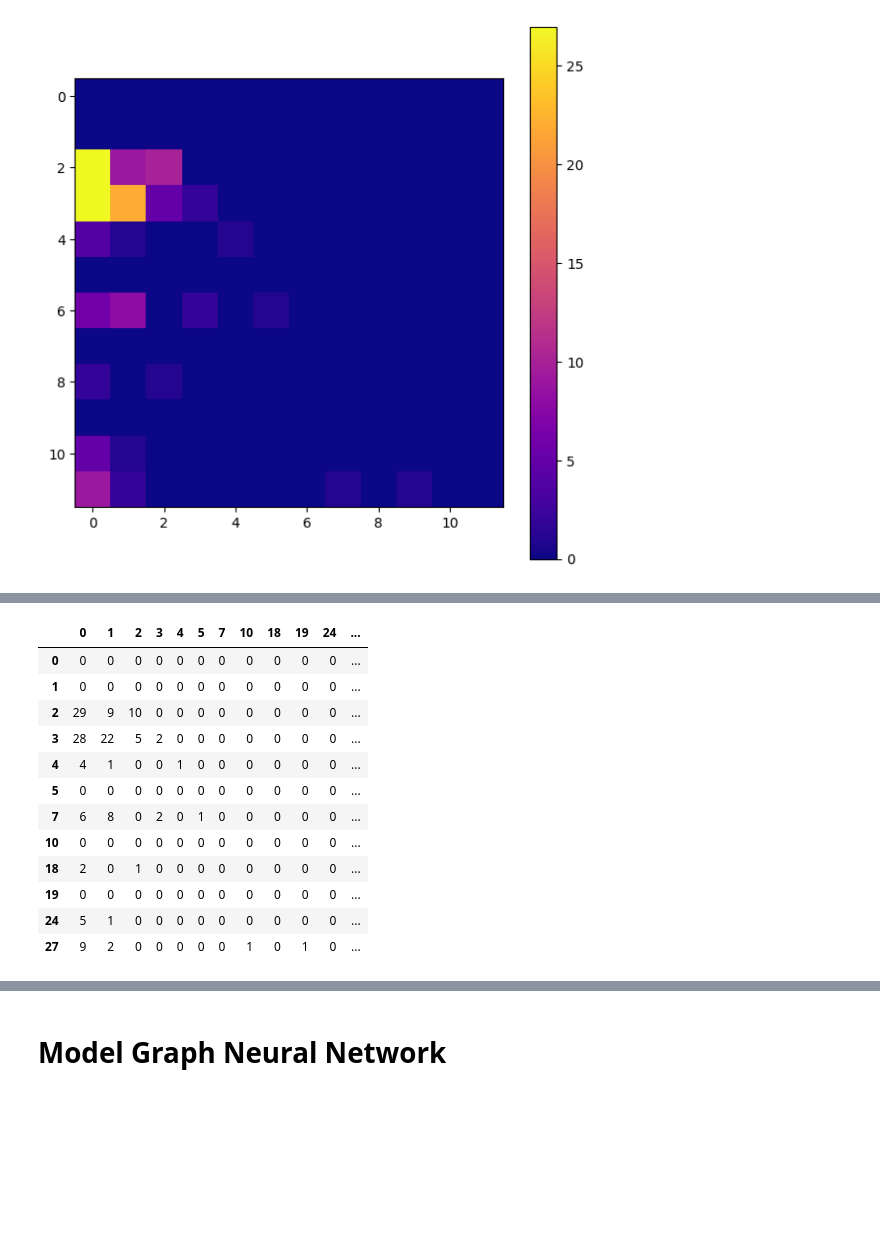
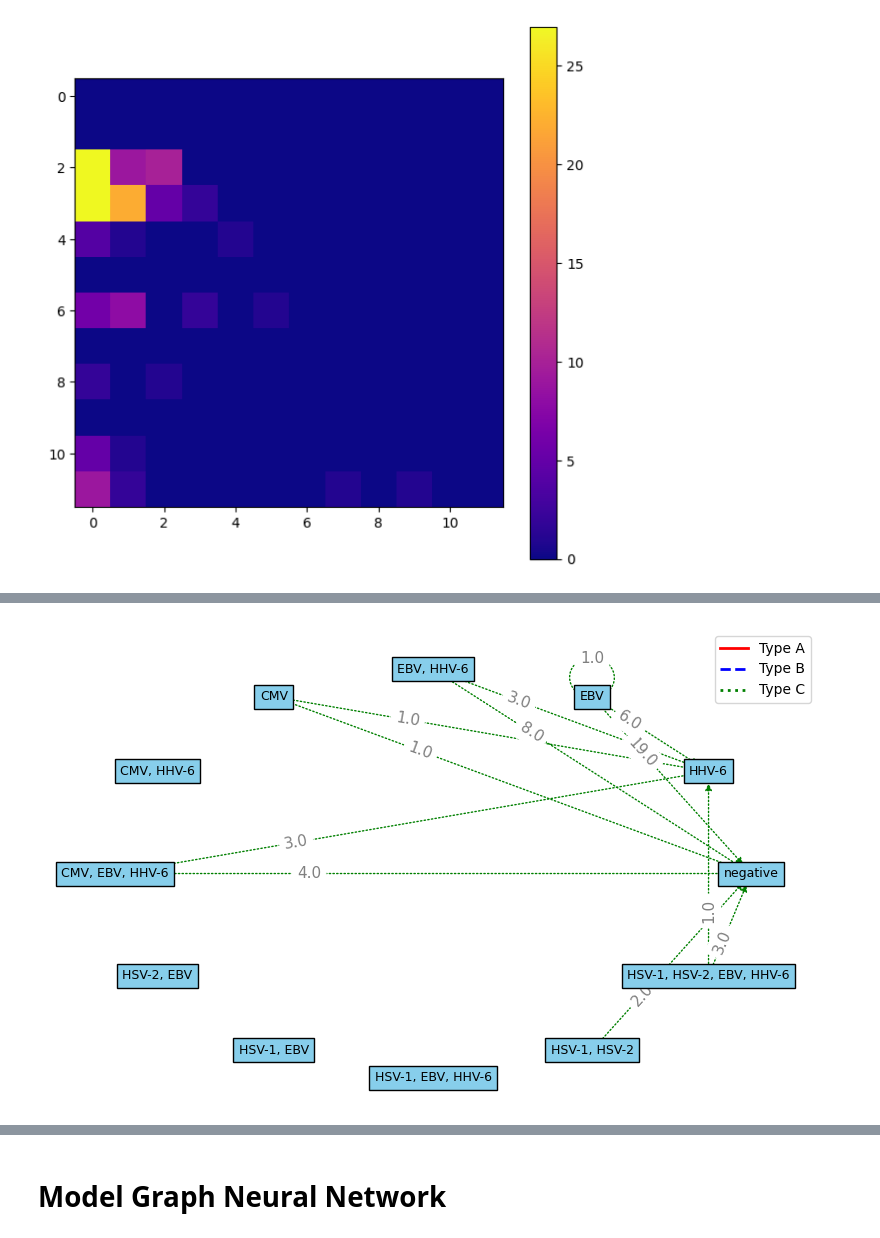
Before and after one commit to TAUforPython/machinelearning, a Jupyter notebook: GNN simple example Graph Convolution Network.ipynb, the cells around one changed output, grey strips where cells are left out. Drawn from its saved outputs; the diff is of its cells as text; code cells hidden in the pictures; blank space fills up the shorter version.

```diff
--- a/GNN simple example Graph Convolution Network.ipynb
+++ b/GNN simple example Graph Convolution Network.ipynb
@@ -471,16 +471,0 @@ plt.show()
-# %%
-adj_matrix
-# %% [output]
-|  | 0 | 1 | 2 | 3 | 4 | 5 | 7 | 10 | 18 | 19 | 24 | ... |
-| 0 | 0 | 0 | 0 | 0 | 0 | 0 | 0 | 0 | 0 | 0 | 0 | ... |
-| 1 | 0 | 0 | 0 | 0 | 0 | 0 | 0 | 0 | 0 | 0 | 0 | ... |
-| 2 | 29 | 9 | 10 | 0 | 0 | 0 | 0 | 0 | 0 | 0 | 0 | ... |
-| 3 | 28 | 22 | 5 | 2 | 0 | 0 | 0 | 0 | 0 | 0 | 0 | ... |
-| 4 | 4 | 1 | 0 | 0 | 1 | 0 | 0 | 0 | 0 | 0 | 0 | ... |
-| 5 | 0 | 0 | 0 | 0 | 0 | 0 | 0 | 0 | 0 | 0 | 0 | ... |
-| 7 | 6 | 8 | 0 | 2 | 0 | 1 | 0 | 0 | 0 | 0 | 0 | ... |
-| 10 | 0 | 0 | 0 | 0 | 0 | 0 | 0 | 0 | 0 | 0 | 0 | ... |
-| 18 | 2 | 0 | 1 | 0 | 0 | 0 | 0 | 0 | 0 | 0 | 0 | ... |
-| 19 | 0 | 0 | 0 | 0 | 0 | 0 | 0 | 0 | 0 | 0 | 0 | ... |
-| 24 | 5 | 1 | 0 | 0 | 0 | 0 | 0 | 0 | 0 | 0 | 0 | ... |
-| 27 | 9 | 2 | 0 | 0 | 0 | 0 | 0 | 1 | 0 | 1 | 0 | ... |
@@ -486,0 +577,27 @@ adj_matrix
+# %%
+# Пример использования
+# Сначала получаем все уникальные узлы
+all_nodes = sorted(set(graph_patient_df['source']).union(set(graph_patient_df['target'])))
+
+# Создаем матрицы смежности для каждого класса
+adj_matrix = weighted_adj_matrix(graph_patient_df, all_nodes)
+adj_A = weighted_adj_matrix(graph_patient_df[graph_patient_df['class'] == 1], all_nodes)
+adj_B = weighted_adj_matrix(graph_patient_df[graph_patient_df['class'] == 2], all_nodes)
+adj_C = weighted_adj_matrix(graph_patient_df[graph_patient_df['class'] == 3], all_nodes)
+
+
+# Создаём мультиграф
+G = nx.MultiDiGraph()
+G.add_nodes_from(all_nodes)  # Добавляем все узлы
+edge_types = defaultdict(list)
+
+# Добавляем ребра для каждого типа
+add_edges_from_matrix(adj_A, 'A')
+add_edges_from_matrix(adj_B, 'B')
+add_edges_from_matrix(adj_C, 'C')
+
+# Визуализация
+draw_labeled_multigraph(G, edge_types)
+plt.show()
+# %% [output]
+[figure, added]
```
Also changed, not shown: parts of 9 cells of this notebook.
